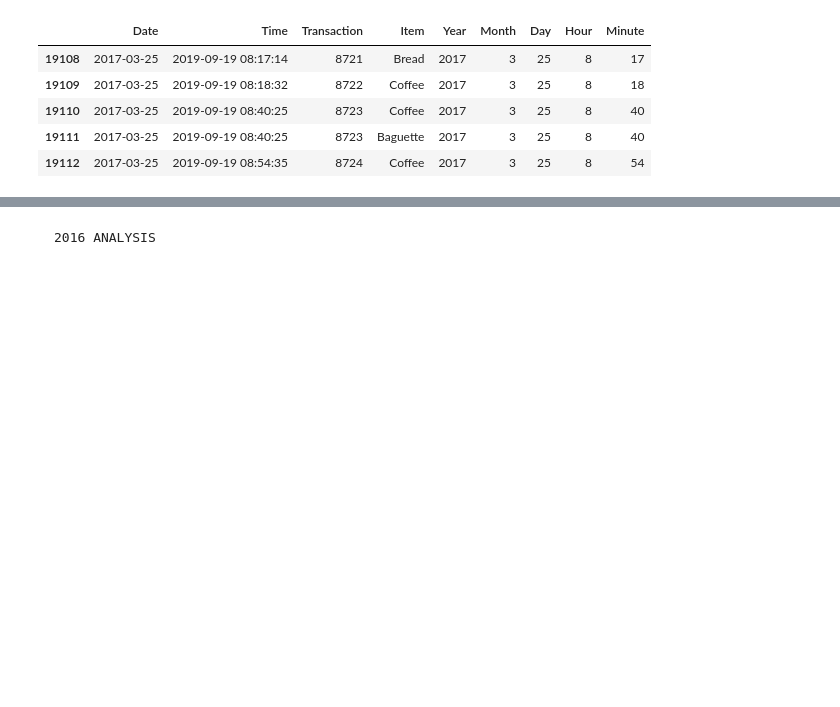
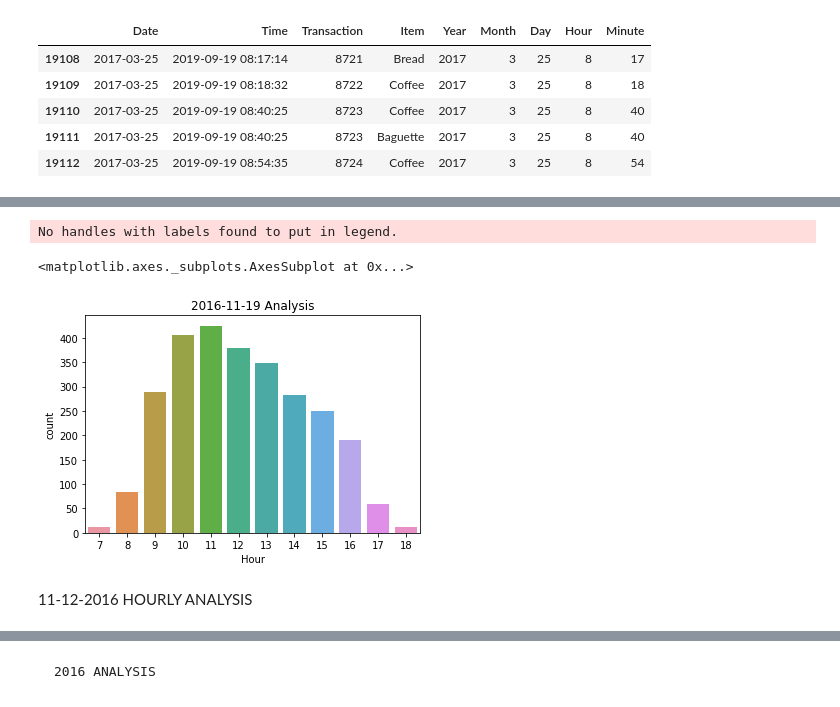
Before and after one commit to sdbarve14/Bakery-Data-Analysis-with-Apriori-Alorithm, a Jupyter notebook: Bakery_Data_Analysis.ipynb, the cells around one changed output, grey strips where cells are left out. Saved outputs shown, nothing was run; the diff lists cells and outputs as text; code cells hidden in the pictures; blank space fills up the shorter version.

```diff
--- a/Bakery_Data_Analysis.ipynb
+++ b/Bakery_Data_Analysis.ipynb
@@ -257,0 +261,3 @@ AttributeError: module 'seaborn' has no attribute 'ylabel'
+# %%
+abc2016 = df.loc[df['Year'] == 2016]
+abc2016.head()
@@ -257,0 +271,3 @@ AttributeError: module 'seaborn' has no attribute 'ylabel'
+# %%
+nov_daywise = abc2016.loc[df['Month'] == 11]
+nov_daywise.head()
@@ -257,0 +281,14 @@ AttributeError: module 'seaborn' has no attribute 'ylabel'
+# %%
+#year1_analysis3.plot(kind='bar')
+plt.title('2016-11-19 Analysis')
+plt.legend().remove()
+plt.xlabel('Hour')
+plt.ylabel('Transactions')
+#plt.bar(dec_2016_3[0], dec_2016_3[1])
+sns.countplot(x = 'Hour', data = nov_daywise)
+# %% [output]
+No handles with labels found to put in legend.
+<matplotlib.axes._subplots.AxesSubplot at 0x...>
+[figure, added]
+# %% [markdown]
+11-12-2016 HOURLY ANALYSIS
```
Also changed, not shown: parts of 12 cells of this notebook, 8 other files.
